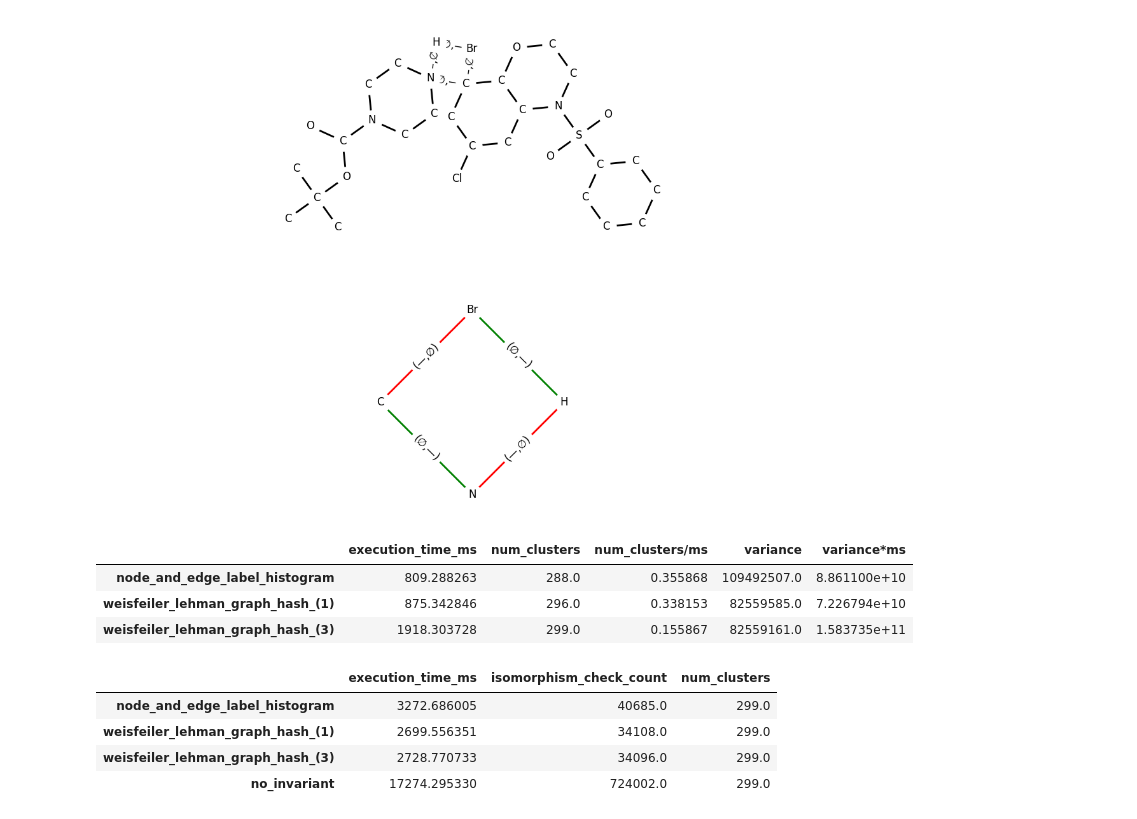
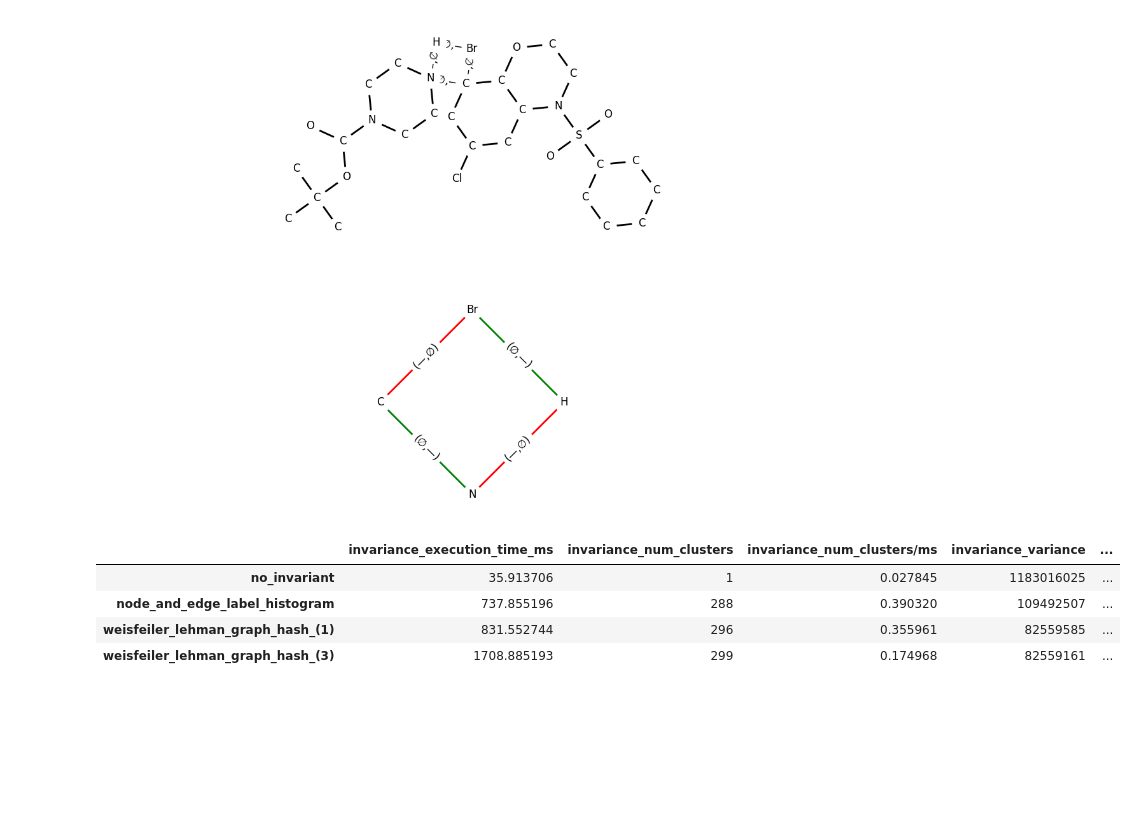
Before and after one commit to nils-schroeder/graph_theory_course, a Jupyter notebook: explore.ipynb, the cells around one changed output. Drawn from its saved outputs; the diff is of its cells as text; code cells hidden in the pictures; blank space fills up the shorter version.

```diff
--- a/main.ipynb
+++ b/explore.ipynb
@@ -11,9 +12,9 @@ data = load('data/ITS_graphs.pkl.gz')
 # %%
-RID_KEY = 'R-id'  # used in small dataset
-# RID_KEY = 'R_ID'  # used in big dataset
+R_ID_KEY = 'R-id'  # used in small dataset
+# R_ID_KEY = 'R_ID'  # used in big dataset
 # %%
 L_DEPTH = 0
 # %%
-reaction_centers = extract_reaction_centers(data, RID_KEY, L_DEPTH)
+reaction_centers = extract_reaction_centers(data, R_ID_KEY, L_DEPTH)
 # %%
 its_graph = data[0]['ITS']
@@ -32,11 +33,12 @@ plt.show()
 [figure]
 # %%
 invariant_functions = {
-    #    "vertex_count": vertex_count,
-    #    "edge_count": edge_count,
-    #    "vertex_degrees": vertex_degrees,
-    #    "rank": rank,
-    #    "algebraic_connectivity": algebraic_connectivity,
+    "no_invariant": no_invariant,
+    # "vertex_count": vertex_count,
+    # "edge_count": edge_count,
+    # "vertex_degrees": vertex_degrees,
+    # "rank": rank,
+    # "algebraic_connectivity": algebraic_connectivity,
     "node_and_edge_label_histogram": node_and_edge_label_histogram,
     "weisfeiler_lehman_graph_hash_(1)": lambda G: weisfeiler_lehman_graph_hash(G, 1),
     "weisfeiler_lehman_graph_hash_(3)": lambda G: weisfeiler_lehman_graph_hash(G, 3),
@@ -59,9 +51,3 @@ invariant_combinations_to_cluster = [[invariant] for invariant in invariant_func
 invariant_clusters = cluster_by_invariant_combinations(invariant_values, invariant_combinations_to_cluster)
 # %%
 invariant_cluster_benchmark = benchmark_invariant_clusters(invariant_clusters)
-invariant_cluster_benchmark
-# %% [output]
-|  | execution_time_ms | num_clusters | num_clusters/ms | variance | variance*ms |
-| node_and_edge_label_histogram | 809.288263 | 288.0 | 0.355868 | 109492507.0 | 8.861100e+10 |
-| weisfeiler_lehman_graph_hash_(1) | 875.342846 | 296.0 | 0.338153 | 82559585.0 | 7.226794e+10 |
-| weisfeiler_lehman_graph_hash_(3) | 1918.303728 | 299.0 | 0.155867 | 82559161.0 | 1.583735e+11 |
@@ -70,11 +54,13 @@ invariant_combinations_to_isomorphism_check = invariant_combinations_to_cluster
+# %%
+invariant_cluster_benchmark_df = pd.DataFrame.from_dict(invariant_cluster_benchmark, orient='index')
+invariant_cluster_benchmark_df
+# %% [output]
+|  | invariance_execution_time_ms | invariance_num_clusters | invariance_num_clusters/ms | invariance_variance | ... |
+| no_invariant | 35.913706 | 1 | 0.027845 | 1183016025 | ... |
+| node_and_edge_label_histogram | 737.855196 | 288 | 0.390320 | 109492507 | ... |
+| weisfeiler_lehman_graph_hash_(1) | 831.552744 | 296 | 0.355961 | 82559585 | ... |
+| weisfeiler_lehman_graph_hash_(3) | 1708.885193 | 299 | 0.174968 | 82559161 | ... |
 # %%
 isomorphism_clusters = cluster_invariant_clusters_by_isomorphism(reaction_centers, invariant_clusters)
 # %%
 isomorphism_cluster_benchmark = benchmark_isomorphism_clusters(isomorphism_clusters)
-isomorphism_cluster_benchmark
-# %% [output]
-|  | execution_time_ms | isomorphism_check_count | num_clusters |
-| node_and_edge_label_histogram | 3272.686005 | 40685.0 | 299.0 |
-| weisfeiler_lehman_graph_hash_(1) | 2699.556351 | 34108.0 | 299.0 |
-| weisfeiler_lehman_graph_hash_(3) | 2728.770733 | 34096.0 | 299.0 |
-| no_invariant | 17274.295330 | 724002.0 | 299.0 |
```
Also changed, not shown: parts of 11 cells of this notebook, 4 other files.
